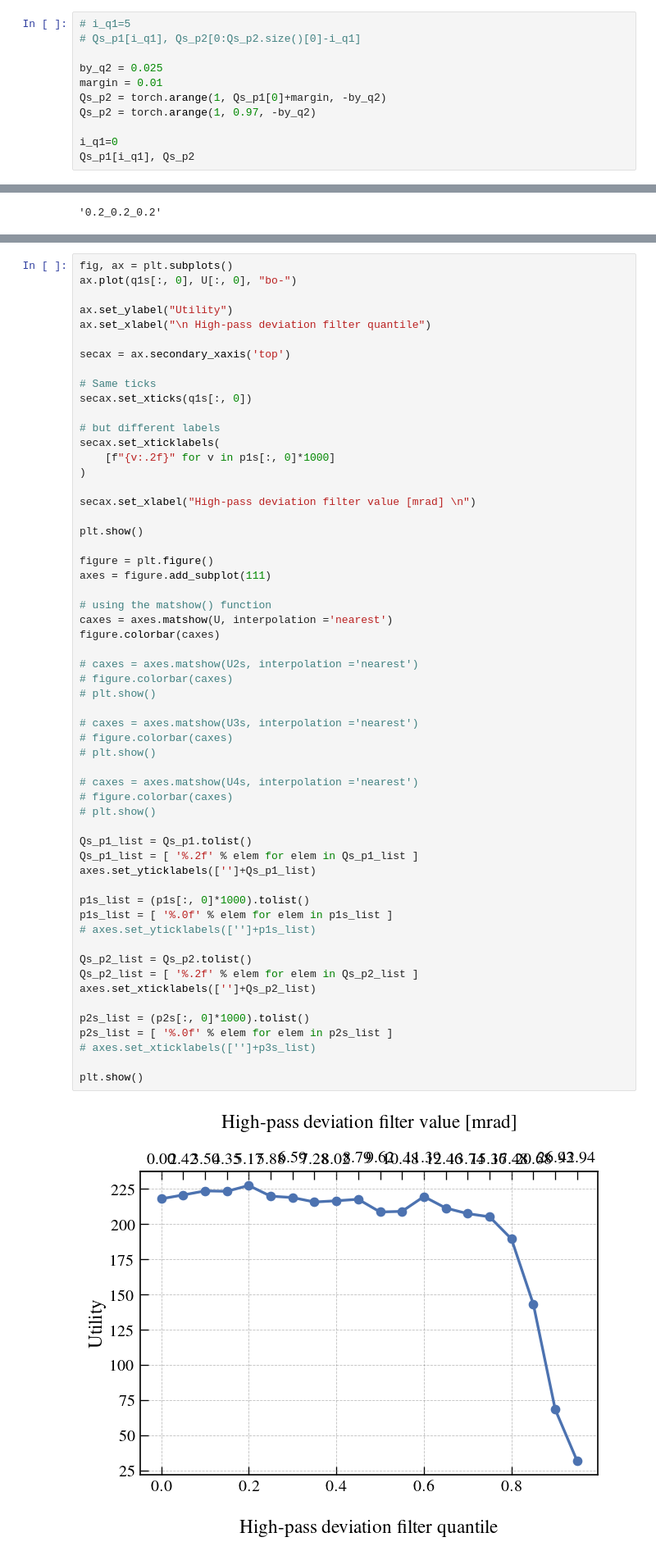
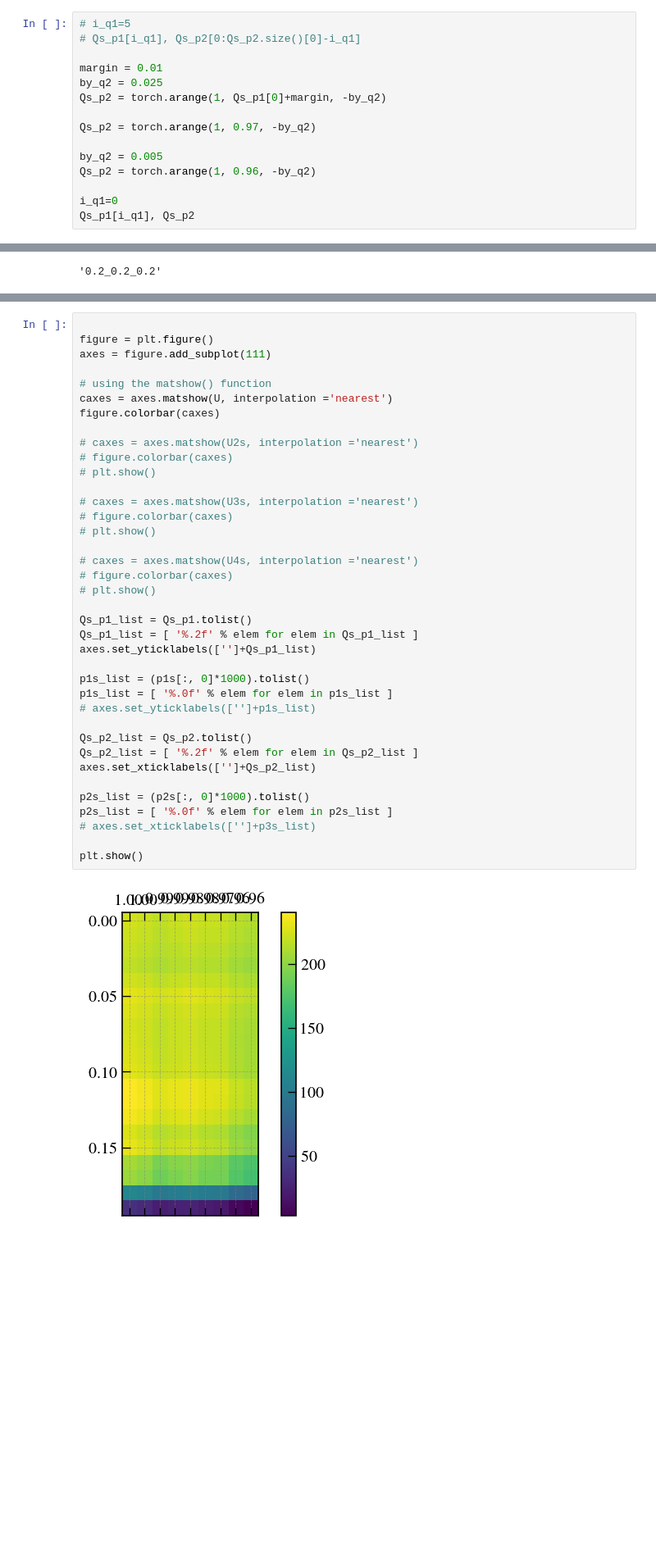
Before and after one commit to MaximeLagrange/muograph, a Jupyter notebook: Analysis.ipynb, the cells around one changed output, grey strips where cells are left out. Shown at 82% size. Cells and saved outputs as stored; diff of their text form; blank space fills up the shorter version.

```diff
--- a/Analysis.ipynb
+++ b/Analysis.ipynb
@@ -2951,10 +2949,14 @@ tensor([0.0000, 0.0500, 0.1000, 0.1500, 0.2000, 0.2500, 0.3000, 0.3500, 0.4000,
 # i_q1=5
 # Qs_p1[i_q1], Qs_p2[0:Qs_p2.size()[0]-i_q1]
 
+margin = 0.01
 by_q2 = 0.025
-margin = 0.01
 Qs_p2 = torch.arange(1, Qs_p1[0]+margin, -by_q2)
+
 Qs_p2 = torch.arange(1, 0.97, -by_q2)
+
+by_q2 = 0.005
+Qs_p2 = torch.arange(1, 0.96, -by_q2)
 
 i_q1=0
 Qs_p1[i_q1], Qs_p2
@@ -3390,23 +3448,4 @@ plt.show()
 # %%
-fig, ax = plt.subplots()
-ax.plot(q1s[:, 0], U[:, 0], "bo-")
-
-ax.set_ylabel("Utility")
-ax.set_xlabel("\n High-pass deviation filter quantile")
-
-secax = ax.secondary_xaxis('top')
-
-# Same ticks
-secax.set_xticks(q1s[:, 0])
-
-# but different labels
-secax.set_xticklabels(
-    [f"{v:.2f}" for v in p1s[:, 0]*1000]
-)
-
-secax.set_xlabel("High-pass deviation filter value [mrad] \n")
-
-plt.show()
 
 figure = plt.figure()
 axes = figure.add_subplot(111)
@@ -3418,31 +3457,31 @@ figure.colorbar(caxes)
 # caxes = axes.matshow(U2s, interpolation ='nearest')
 # figure.colorbar(caxes)
 # plt.show()
 
 # caxes = axes.matshow(U3s, interpolation ='nearest')
 # figure.colorbar(caxes)
 # plt.show()
 
 # caxes = axes.matshow(U4s, interpolation ='nearest')
 # figure.colorbar(caxes)
 # plt.show()
 
 Qs_p1_list = Qs_p1.tolist()
 Qs_p1_list = [ '%.2f' % elem for elem in Qs_p1_list ]
 axes.set_yticklabels(['']+Qs_p1_list)
 
 p1s_list = (p1s[:, 0]*1000).tolist()
 p1s_list = [ '%.0f' % elem for elem in p1s_list ]
 # axes.set_yticklabels(['']+p1s_list)
 
 Qs_p2_list = Qs_p2.tolist()
 Qs_p2_list = [ '%.2f' % elem for elem in Qs_p2_list ]
 axes.set_xticklabels(['']+Qs_p2_list)
 
 p2s_list = (p2s[:, 0]*1000).tolist()
 p2s_list = [ '%.0f' % elem for elem in p2s_list ]
 # axes.set_xticklabels(['']+p3s_list)
 
 plt.show()
 # %% [output]
-[figure, old version]
+[figure, new version]
```
Also changed, not shown: parts of 36 cells of this notebook.
